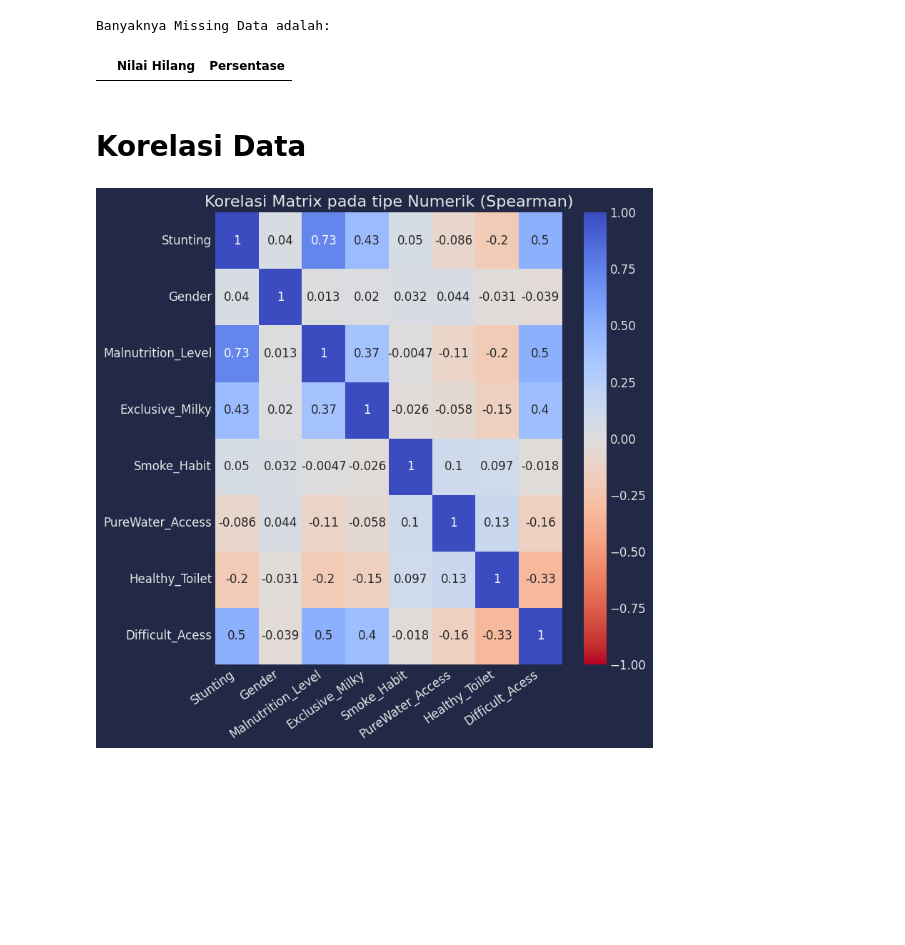
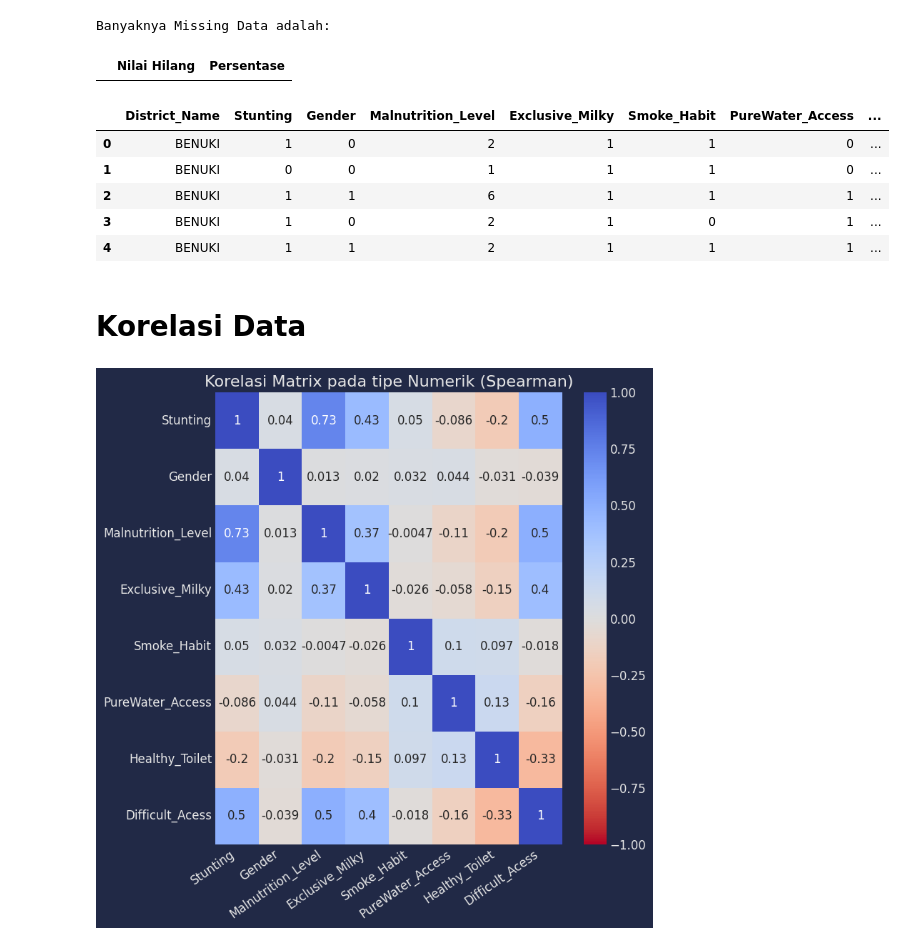
Before and after one commit to masterofray/AI_Stunting_model, a Jupyter notebook: notebooks/NB01_explanatory_data_analysis.ipynb, the cells around one changed output. Drawn from its saved outputs; the diff is of its cells as text; code cells hidden in the pictures; blank space fills up the shorter version.

```diff
--- a/notebooks/NB01_explanatory_data_analysis.ipynb
+++ b/notebooks/NB01_explanatory_data_analysis.ipynb
@@ -386,6 +386,15 @@ display(NullData(DataProc))
 # %% [output]
 Banyaknya Missing Data adalah:
 |  | Nilai Hilang | Persentase |
+# %%
+DataProc.head()
+# %% [output]
+|  | District_Name | Stunting | Gender | Malnutrition_Level | Exclusive_Milky | Smoke_Habit | PureWater_Access | ... |
+| 0 | BENUKI | 1 | 0 | 2 | 1 | 1 | 0 | ... |
+| 1 | BENUKI | 0 | 0 | 1 | 1 | 1 | 0 | ... |
+| 2 | BENUKI | 1 | 1 | 6 | 1 | 1 | 1 | ... |
+| 3 | BENUKI | 1 | 0 | 2 | 1 | 0 | 1 | ... |
+| 4 | BENUKI | 1 | 1 | 2 | 1 | 1 | 1 | ... |
 # %% [markdown]
 # Korelasi Data
 # %%
```
Also changed, not shown: parts of 15 cells of this notebook, 2 other files.
